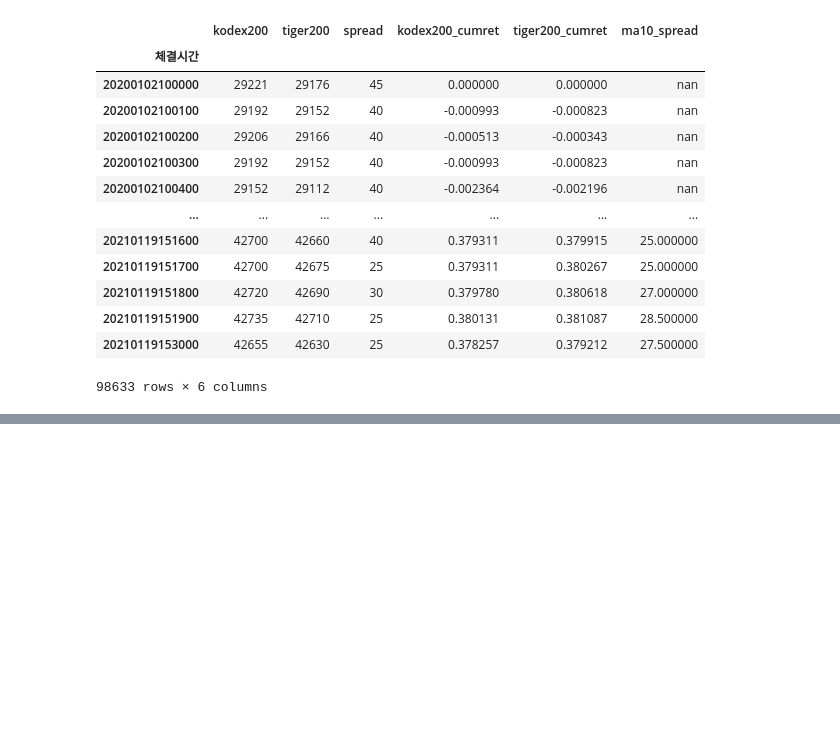
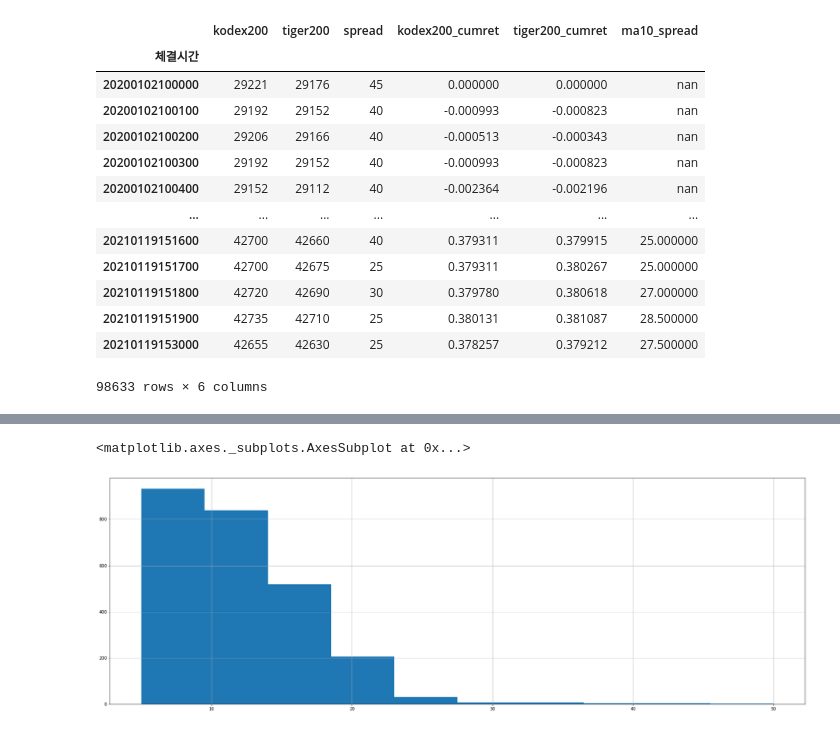
Before and after one commit to hyungchanchoi/AlgorithmTrading_pykiwoom, a Jupyter notebook: analysis/kodex200_tiger200_analy.ipynb, the cells around one changed output, grey strips where cells are left out. Drawn from its saved outputs; the diff is of its cells as text; code cells hidden in the pictures; blank space fills up the shorter version.

Commit message:
kodex200_tiger200_analy(210121)

```diff
--- a/analysis/kodex200_tiger200_analy.ipynb
+++ b/analysis/kodex200_tiger200_analy.ipynb
@@ -145,0 +130,13 @@ mode[-10:].mean()
+# %%
+now = '20210121'
+
+kodex200_bidask = pd.read_pickle('KODEX 200_'+now)
+tiger200_bidask = pd.read_pickle('TIGER 200_'+now)
+
+bidask =  pd.merge(left = kodex200_bidask , right = tiger200_bidask, how = "inner", on = "time")
+bidask.columns = ['kodex_bid','kodex_ask','tiger_bid','tiger_ask']
+kodex_ask = bidask['kodex_ask']
+kodex_bid = bidask['kodex_bid']
+tiger_ask = bidask['tiger_ask']
+tiger_bid = bidask['tiger_bid']
+bidask
@@ -145,0 +158,6 @@ mode[-10:].mean()
+# %%
+bidask_spread = tiger_bid-tiger_ask
+bidask_spread.hist()
+# %% [output]
+<matplotlib.axes._subplots.AxesSubplot at 0x...>
+[figure, added]
```
Also changed, not shown: parts of 17 cells of this notebook.
